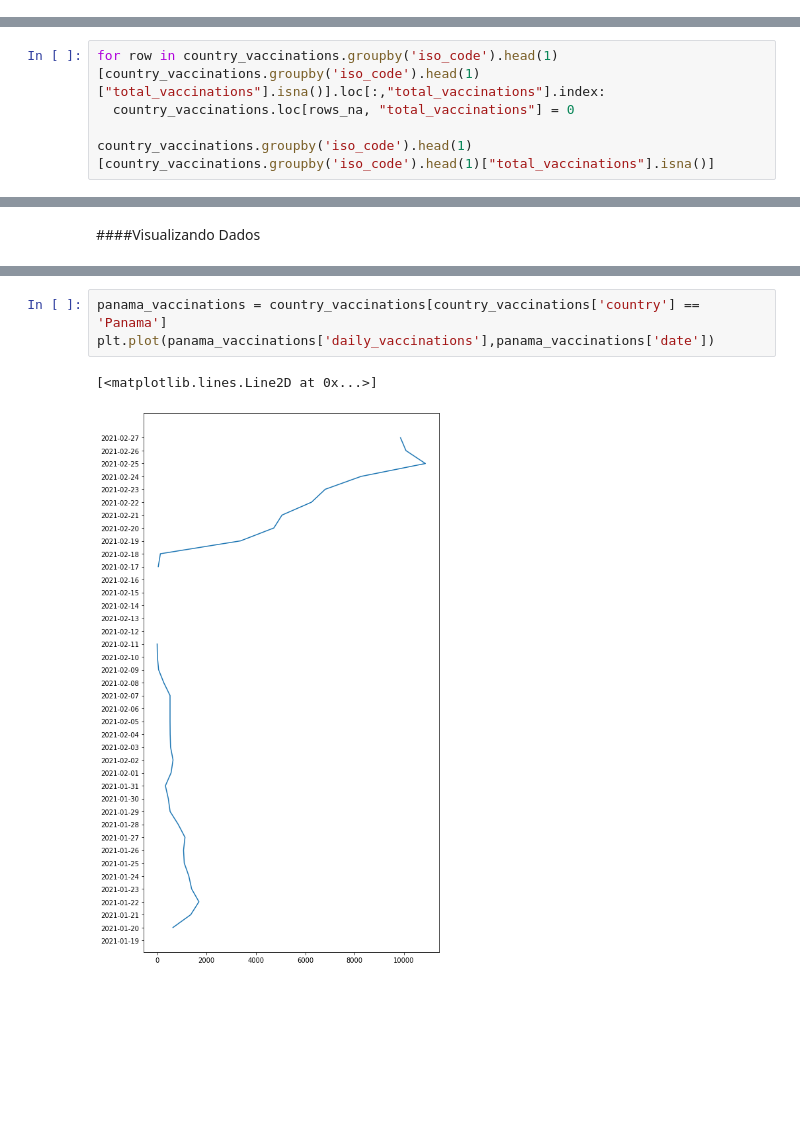
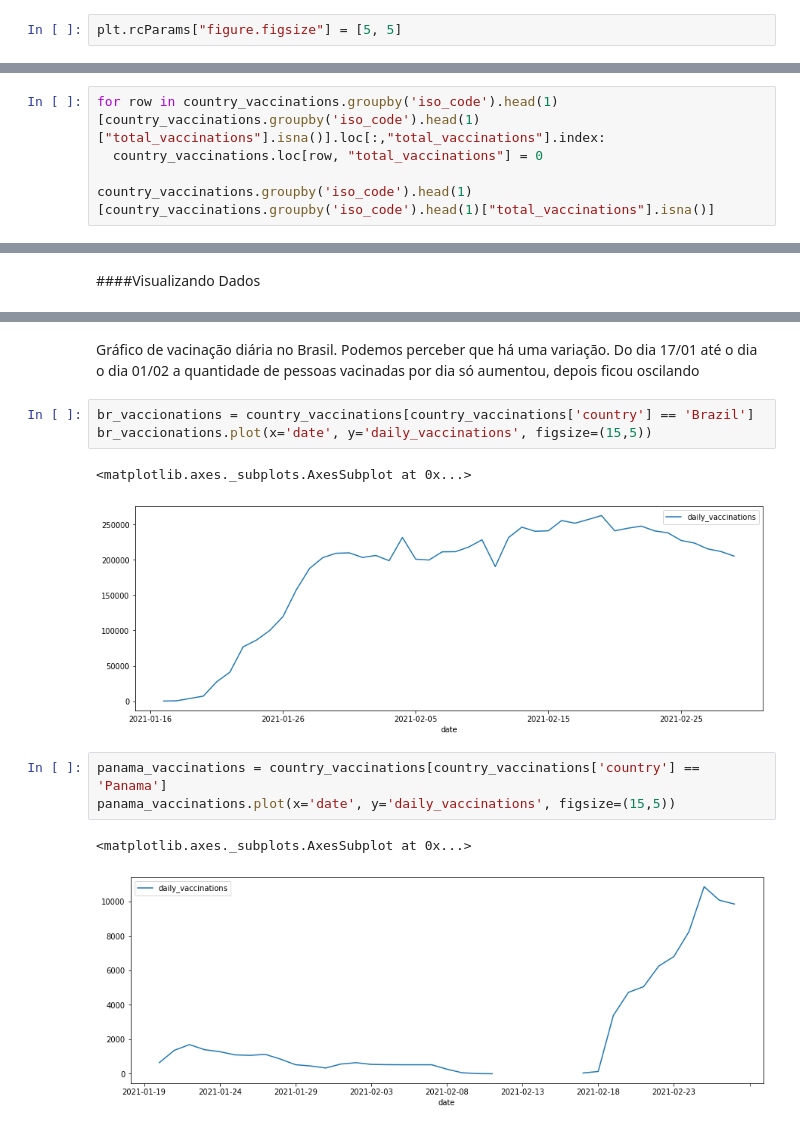
Before and after one commit to hitallocavas/covid-19-data-analysis, a Jupyter notebook: covid_19_analisys.ipynb, the cells around one changed output, grey strips where cells are left out. Drawn from its saved outputs; the diff is of its cells as text; blank space fills up the shorter version.

```diff
--- a/covid_19_analisys.ipynb
+++ b/covid_19_analisys.ipynb
@@ -16,6 +16,8 @@ plt.rcParams['figure.figsize'] = [8, 15]
 country_profile_variables=pd.read_csv("https://raw.githubusercontent.com/hitallocavas/covid-19-data-analysis/main/country_profile_variables.csv",encoding = "ISO-8859-1")
 kiva_country_profile_variables=pd.read_csv("https://raw.githubusercontent.com/hitallocavas/covid-19-data-analysis/main/kiva_country_profile_variables.csv",encoding = "ISO-8859-1")
 country_vaccinations=pd.read_csv("https://raw.githubusercontent.com/hitallocavas/covid-19-data-analysis/main/country_vaccinations.csv",encoding = "ISO-8859-1")
+# %%
+plt.rcParams["figure.figsize"] = [5, 5]
 # %% [markdown]
 ##Conhecendo os dados
 # %% [markdown]
@@ -400,7 +605,7 @@ country_vaccinations.groupby('iso_code').head(1)[country_vaccinations.groupby('i
 >Como pode ser observado, há três casos em que a interpolação iria apresentar um resultado diferente do esperado. Isto porque espera-se que o primeiro dia seja zero, e nestes casos, o primeiro dia seria a interpolação do primerio número válido anterior à linha e do próximo número válido. Assim, ao setar estes números para zero, espera-se resolver este problema.
 # %%
 for row in country_vaccinations.groupby('iso_code').head(1)[country_vaccinations.groupby('iso_code').head(1)["total_vaccinations"].isna()].loc[:,"total_vaccinations"].index:
-  country_vaccinations.loc[rows_na, "total_vaccinations"] = 0
+  country_vaccinations.loc[row, "total_vaccinations"] = 0
 
 country_vaccinations.groupby('iso_code').head(1)[country_vaccinations.groupby('iso_code').head(1)["total_vaccinations"].isna()]
 # %% [output]
@@ -666,8 +895,17 @@ plt.plot(br_vaccionations['daily_vaccinations'],br_vaccionations['date'])
+# %% [markdown]
+Gráfico de vacinação diária no Brasil. Podemos perceber que há uma variação.
+Do dia 17/01 até o dia o dia 01/02 a quantidade de pessoas vacinadas por dia só aumentou, depois ficou oscilando
+# %%
+br_vaccionations = country_vaccinations[country_vaccinations['country'] == 'Brazil']
+br_vaccionations.plot(x='date', y='daily_vaccinations', figsize=(15,5))
+# %% [output]
+<matplotlib.axes._subplots.AxesSubplot at 0x...>
+[figure, added]
 # %%
 panama_vaccinations = country_vaccinations[country_vaccinations['country'] == 'Panama']
-plt.plot(panama_vaccinations['daily_vaccinations'],panama_vaccinations['date'])
+panama_vaccinations.plot(x='date', y='daily_vaccinations', figsize=(15,5))
 # %% [output]
-[<matplotlib.lines.Line2D at 0x...>]
+<matplotlib.axes._subplots.AxesSubplot at 0x...>
-[figure, old version]
+[figure, new version]
 # %%
 usa_vaccinations = country_vaccinations[country_vaccinations['country'] == 'United States']
```
Also changed, not shown: parts of 72 cells of this notebook.
